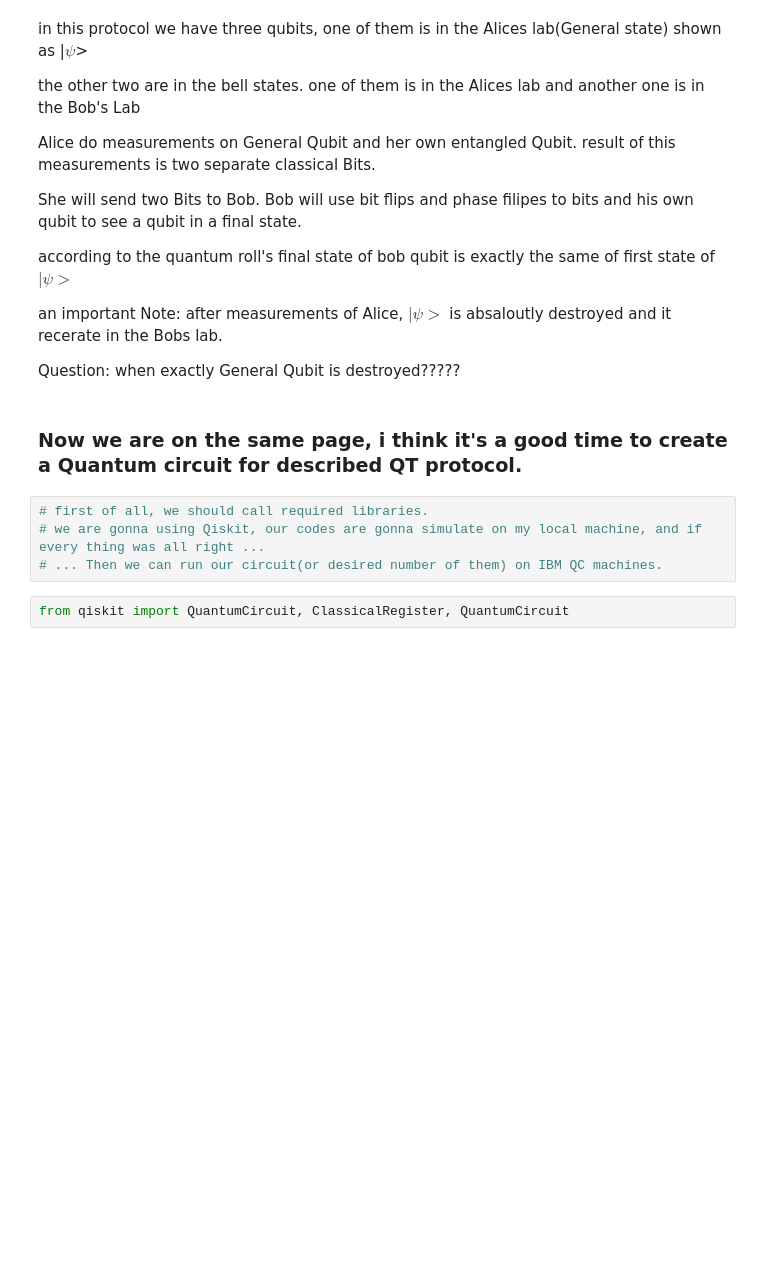
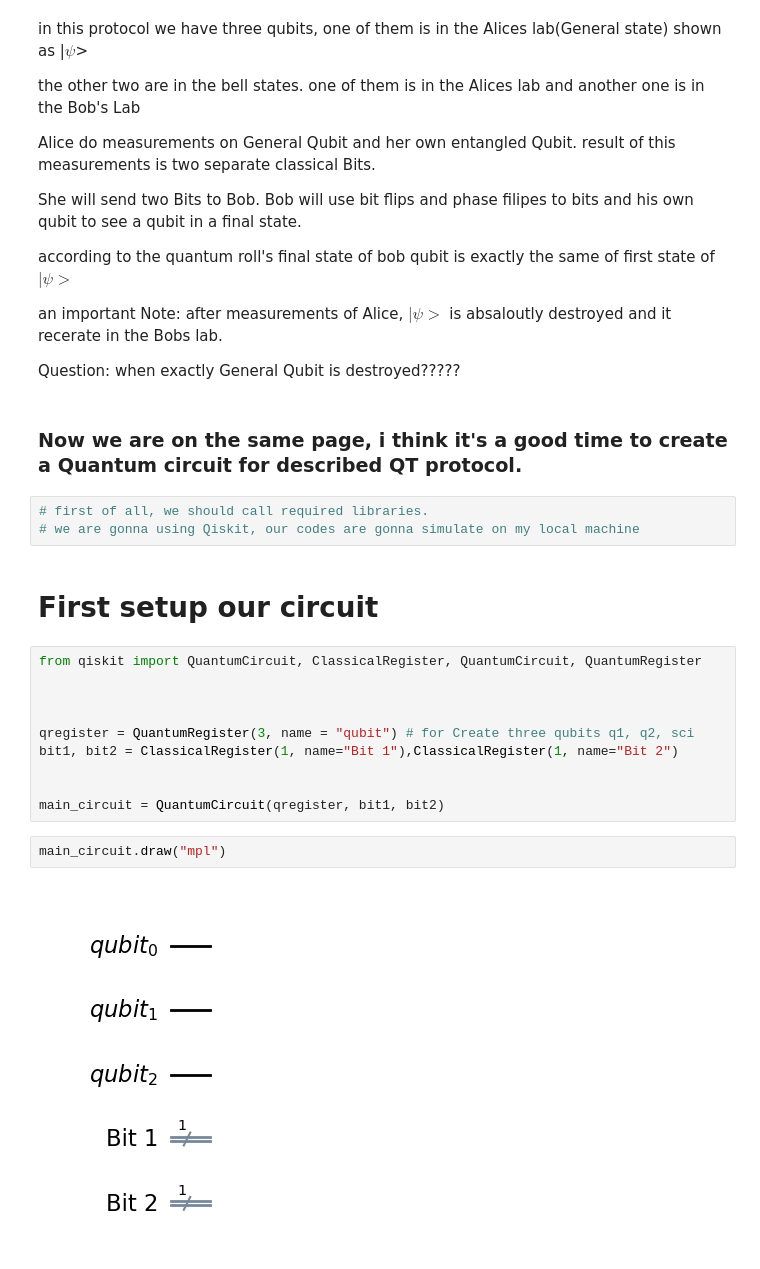
Before and after one commit to saeedshiranii/Quantum_Computing, a Jupyter notebook: Quantum Teleport/Teleport_sending bit.ipynb, the cells around one changed output. Cells and saved outputs as stored; diff of their text form; blank space fills up the shorter version.

Commit message:
Teleport is updata
main algorithem is done

```diff
--- a/Quantum Teleport/Teleport_sending bit.ipynb
+++ b/Quantum Teleport/Teleport_sending bit.ipynb
@@ -21,7 +21,20 @@ Question: when exactly General Qubit is destroyed?????
 ### Now we are on the same page, i think it's a good time to create a Quantum circuit for described QT protocol.
 # %%
 # first of all, we should call required libraries.
-# we are gonna using Qiskit, our codes are gonna simulate on my local machine, and if every thing was all right ...
-# ... Then we can run our circuit(or desired number of them) on IBM QC machines.
+# we are gonna using Qiskit, our codes are gonna simulate on my local machine
-# %%
-from qiskit import QuantumCircuit, ClassicalRegister, QuantumCircuit
+# %% [markdown]
+# First setup our circuit
+# %%
+from qiskit import QuantumCircuit, ClassicalRegister, QuantumCircuit, QuantumRegister
+
+
+
+qregister = QuantumRegister(3, name = "qubit") # for Create three qubits q1, q2, sci
+bit1, bit2 = ClassicalRegister(1, name="Bit 1"),ClassicalRegister(1, name="Bit 2")
+
+
+main_circuit = QuantumCircuit(qregister, bit1, bit2)
+# %%
+main_circuit.draw("mpl")
+# %% [output]
+[figure, added]
```
Also changed, not shown: parts of 12 cells of this notebook.
